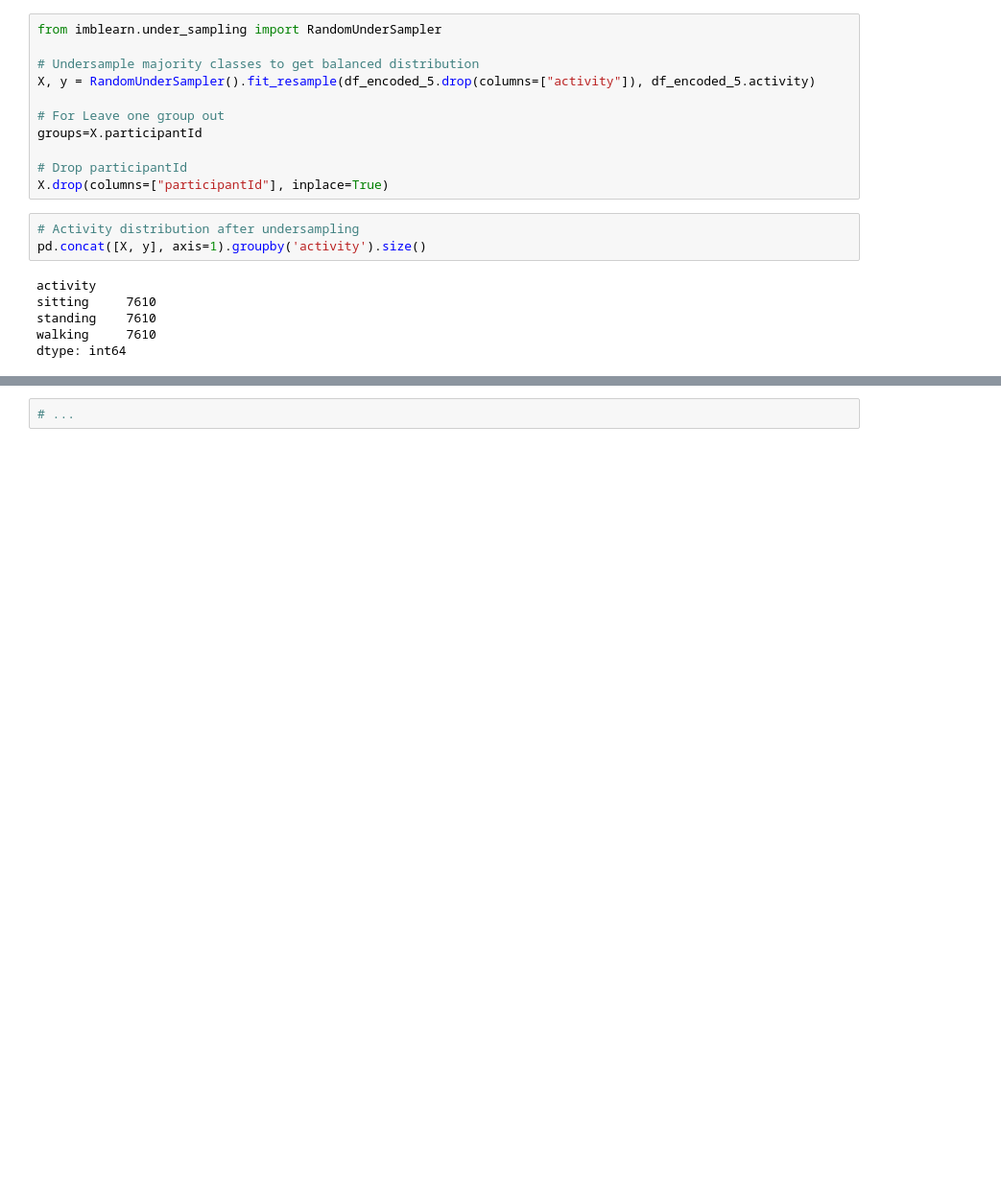
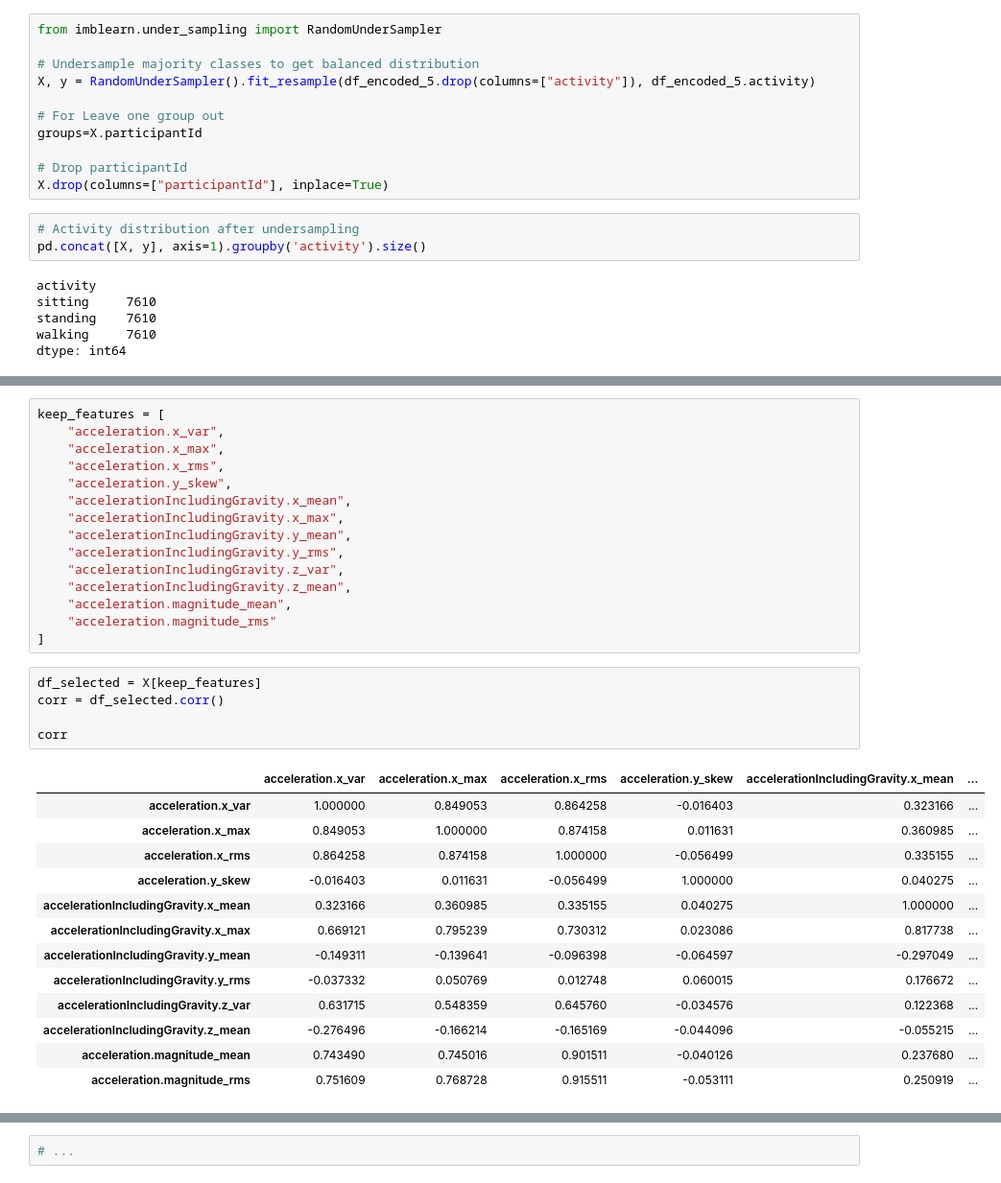
Before and after one commit to simon-a-schmitt/Human-Activity-Recognition, a Jupyter notebook: getfeatures.ipynb, the cells around one changed output, grey strips where cells are left out. Shown at 96% size. Cells and saved outputs as stored; diff of their text form; blank space fills up the shorter version.

```diff
--- a/getfeatures.ipynb
+++ b/getfeatures.ipynb
@@ -186,0 +257,34 @@ dtype: int64
+# %%
+keep_features = [
+    "acceleration.x_var",
+    "acceleration.x_max",
+    "acceleration.x_rms",
+    "acceleration.y_skew",
+    "accelerationIncludingGravity.x_mean",
+    "accelerationIncludingGravity.x_max",
+    "accelerationIncludingGravity.y_mean",
+    "accelerationIncludingGravity.y_rms",
+    "accelerationIncludingGravity.z_var",
+    "accelerationIncludingGravity.z_mean",
+    "acceleration.magnitude_mean",
+    "acceleration.magnitude_rms"
+]
+# %%
+df_selected = X[keep_features]
+corr = df_selected.corr()
+
+corr
+# %% [output]
+|  | acceleration.x_var | acceleration.x_max | acceleration.x_rms | acceleration.y_skew | accelerationIncludingGravity.x_mean | ... |
+| acceleration.x_var | 1.000000 | 0.849053 | 0.864258 | -0.016403 | 0.323166 | ... |
+| acceleration.x_max | 0.849053 | 1.000000 | 0.874158 | 0.011631 | 0.360985 | ... |
+| acceleration.x_rms | 0.864258 | 0.874158 | 1.000000 | -0.056499 | 0.335155 | ... |
+| acceleration.y_skew | -0.016403 | 0.011631 | -0.056499 | 1.000000 | 0.040275 | ... |
+| accelerationIncludingGravity.x_mean | 0.323166 | 0.360985 | 0.335155 | 0.040275 | 1.000000 | ... |
+| accelerationIncludingGravity.x_max | 0.669121 | 0.795239 | 0.730312 | 0.023086 | 0.817738 | ... |
+| accelerationIncludingGravity.y_mean | -0.149311 | -0.139641 | -0.096398 | -0.064597 | -0.297049 | ... |
+| accelerationIncludingGravity.y_rms | -0.037332 | 0.050769 | 0.012748 | 0.060015 | 0.176672 | ... |
+| accelerationIncludingGravity.z_var | 0.631715 | 0.548359 | 0.645760 | -0.034576 | 0.122368 | ... |
+| accelerationIncludingGravity.z_mean | -0.276496 | -0.166214 | -0.165169 | -0.044096 | -0.055215 | ... |
+| acceleration.magnitude_mean | 0.743490 | 0.745016 | 0.901511 | -0.040126 | 0.237680 | ... |
+| acceleration.magnitude_rms | 0.751609 | 0.768728 | 0.915511 | -0.053111 | 0.250919 | ... |
```
Also changed, not shown: parts of 16 cells of this notebook, 20 other files.
